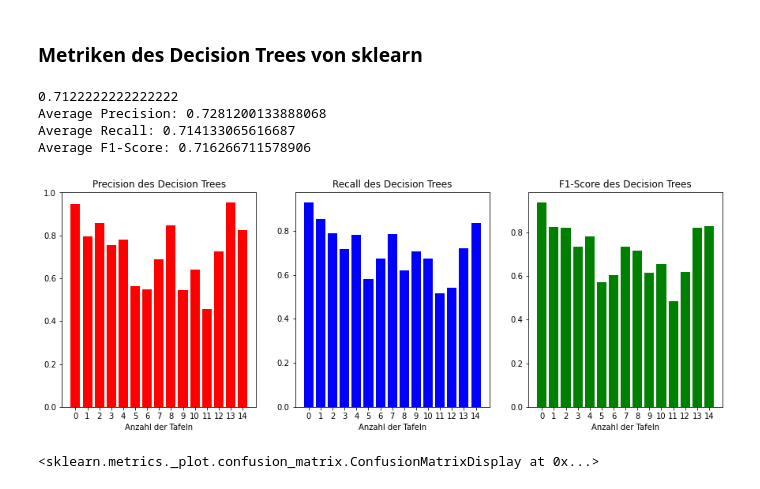
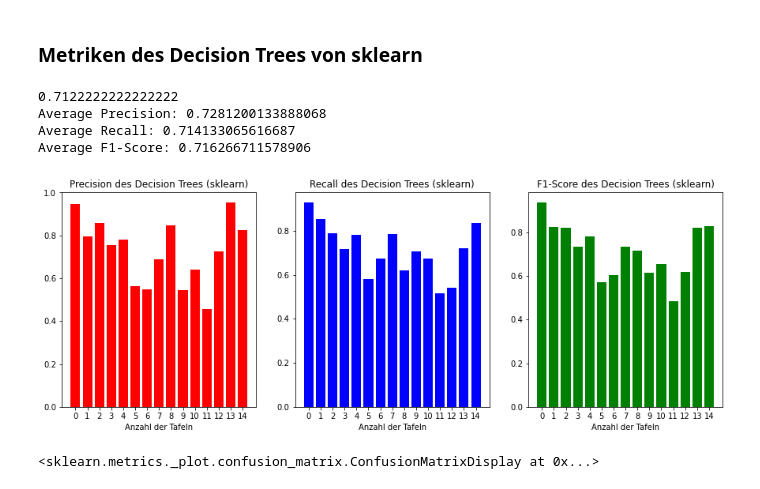
Before and after one commit to hajo1038/KI_Projekt, a Jupyter notebook: Presentation_Notebook.ipynb, the cells around one changed output. Cells and saved outputs as stored; diff of their text form; code cells hidden in the pictures.

```diff
--- a/Presentation_Notebook.ipynb
+++ b/Presentation_Notebook.ipynb
@@ -278,51 +251,29 @@ ConfusionMatrixDisplay.from_predictions(y_true, my_tree.predictions)
 # %%
 feature_path = './Image_Proc/data_with_features_without_white.csv'
 if platform.system() == "Windows":
     feature_path = feature_path.replace("/", "\\")
 df = pd.read_csv(feature_path)
 
 X = df[["Contours Colour", "Contours Size Colour", "Lines"]] # definiert die ersten 3 Spalten als Features
 y = df["label"] # definiert die letzte Spalte als Kategorie (entspricht dem Ergebnis)
 # trennt die Test- und Trainingsdaten / Übergeben werden die Feautues und die Kategorien / die Anzahl der Testdaten (30% zum Testen
 # 70% zum Trainieren, random_state wenn auf None werden die Daten immer unterschiedlich zugeteilt, sonst immer die Gleichen)
 X_train, X_test, y_train, y_test = train_test_split(X, y, test_size=0.3, random_state=42)
 
 model = DecisionTreeClassifier(random_state=0, max_depth=9) # baut den Entscheidungsbaum mit maximaler Tiefe von 2
 # Trainiert den Entscheidungsbaum mit den Trainingsdaten (bestehend aus Input und dem richtigen Ergebnis)
 model.fit(X_train, y_train)
 
 print(model.score(X_test, y_test)) # Gibt das Ergebnis des Trainings zurück / wie viele Inputs wurden auf das richtige Ergebnis gemappt
 tree_predictions = model.predict(X_test)
 
-tree_precisions = precision_score(y_test, tree_predictions, average=None)
-tree_recalls = recall_score(y_test, tree_predictions, average=None)
-tree_f1s = f1_score(y_test, tree_predictions, average=None)
-
-tree_precisions_avg = precision_score(y_test, tree_predictions, average="macro")
-tree_recalls_avg = recall_score(y_test, tree_predictions, average="macro")
-tree_f1s_avg = f1_score(y_test, tree_predictions, average="macro")
-
-
-print(f"Average Precision: {tree_precisions_avg}")
-print(f"Average Recall: {tree_recalls_avg}")
-print(f"Average F1-Score: {tree_f1s_avg}")
-
-fig, ax = plt.subplots(1, 3, figsize=(15,5))
-plt.setp(ax, xticks=np.unique(y_test), xlabel="Anzahl der Tafeln")
-
-ax[0].bar(np.unique(y_test), tree_precisions, color='red')
-ax[0].set_title("Precision des Decision Trees")
-ax[1].bar(np.unique(y_test), tree_recalls, color='blue')
-ax[1].set_title("Recall des Decision Trees")
-ax[2].bar(np.unique(y_test), tree_f1s, color='green')
-ax[2].set_title("F1-Score des Decision Trees")
-plt.show()
+get_precision_recall_f1(tree_predictions, y_test, add_string="des Decision Trees (sklearn)")
 # %% [output]
 0.7122222222222222
 Average Precision: 0.7281200133888068
 Average Recall: 0.714133065616687
 Average F1-Score: 0.716266711578906
-[figure, old version]
+[figure, new version]
 # %%
 ConfusionMatrixDisplay.from_predictions(y_test, tree_predictions)
 # %% [output]
```
Also changed, not shown: parts of 60 cells of this notebook, 1 other file.
